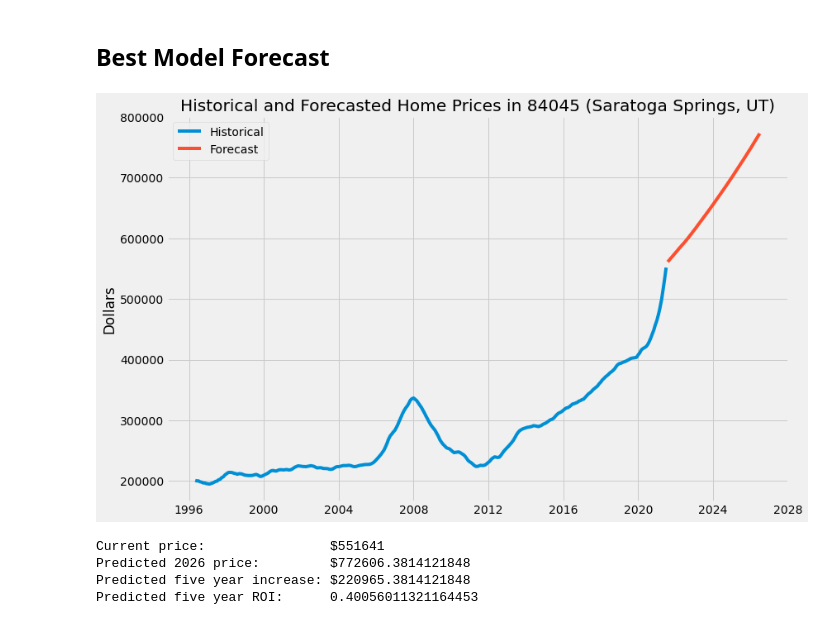
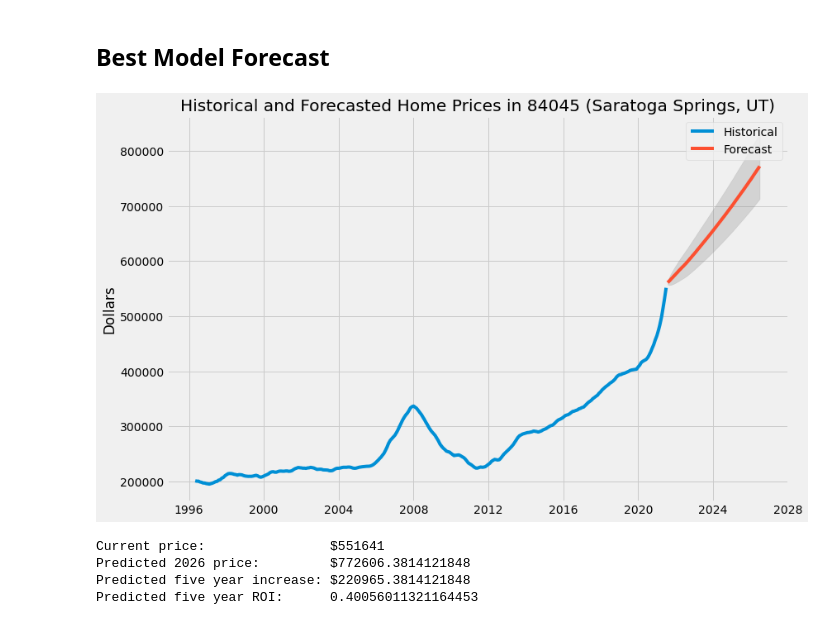
Before and after one commit to fivearm/Phase_4_Project, a Jupyter notebook: Saratoga Springs_UT_84045.ipynb, the cells around one changed output. Drawn from its saved outputs; the diff is of its cells as text; code cells hidden in the pictures.

```diff
--- a/Saratoga Springs_UT_84045.ipynb
+++ b/Saratoga Springs_UT_84045.ipynb
@@ -352,15 +352,19 @@ ax.legend();
 ## Best Model Forecast
 # %%
 forecast_sarimax_model_all = sarimax_model_all.forecast(steps=60)
+# %%
+forecast_sarimax_model_all_dynamic = sarimax_model_all.get_forecast(steps=60)
+pred_conf = forecast_sarimax_model_all_dynamic.conf_int()
 # %%
 fig, ax = plt.subplots(figsize=(12,8))
 ax.plot(Saratoga, label='Historical')
 ax.plot(forecast_sarimax_model_all, label='Forecast')
+ax.fill_between(pred_conf.index, pred_conf.iloc[:,0], pred_conf.iloc[:,1], color='grey', alpha=.25)
 ax.set_title('Historical and Forecasted Home Prices in 84045 (Saratoga Springs, UT)')
 ax.set_ylabel('Dollars')
 ax.legend();
 # %% [output]
-[figure, old version]
+[figure, new version]
 # %%
 current_price = int(Saratoga['2021-07-01':].value.values)
 predicted_price = forecast_sarimax_model_all[-1]
```
Also changed, not shown: parts of 4 cells of this notebook, 2 other files.
